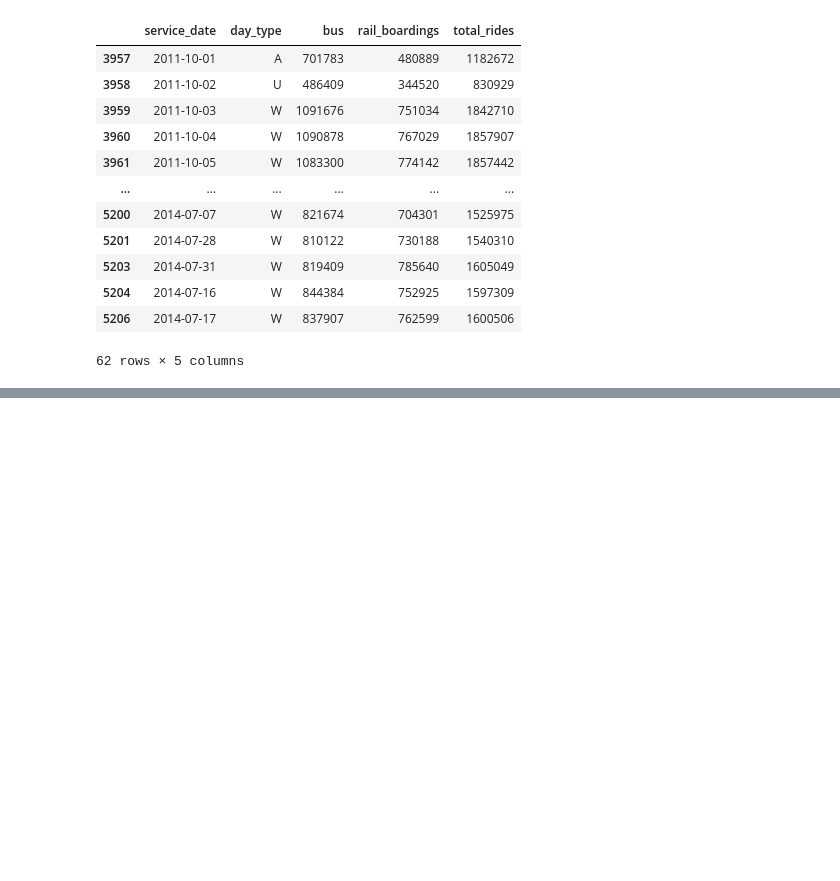
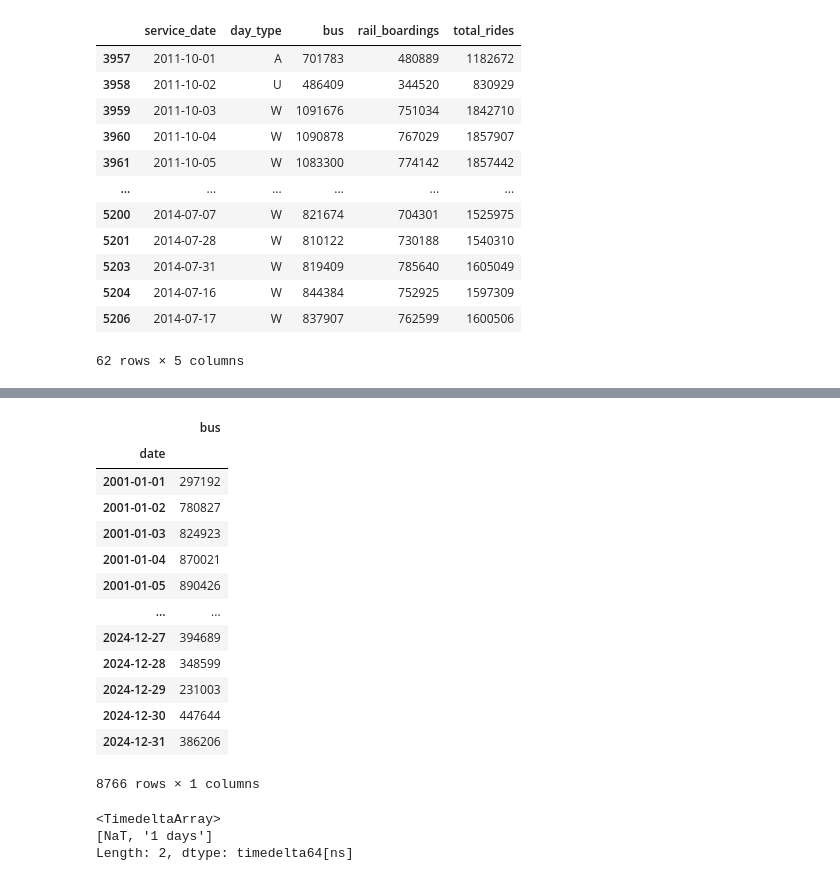
Before and after one commit to madeofcroatia/city, a Jupyter notebook: notebooks/exploration1.ipynb, the cells around one changed output, grey strips where cells are left out. Drawn from its saved outputs; the diff is of its cells as text; code cells hidden in the pictures; blank space fills up the shorter version.

```diff
--- a/notebooks/exploration1.ipynb
+++ b/notebooks/exploration1.ipynb
@@ -289,0 +297,23 @@ ridership_df.to_csv("../data/cta-ridership-clean.csv", index=False)
+# %%
+df.set_index('date')[["bus"]]
+# %% [output]
+|  | bus |
+| date |  |
+| 2001-01-01 | 297192 |
+| 2001-01-02 | 780827 |
+| 2001-01-03 | 824923 |
+| 2001-01-04 | 870021 |
+| 2001-01-05 | 890426 |
+| ... | ... |
+| 2024-12-27 | 394689 |
+| 2024-12-28 | 348599 |
+| 2024-12-29 | 231003 |
+| 2024-12-30 | 447644 |
+| 2024-12-31 | 386206 |
+8766 rows × 1 columns
+# %%
+df.sort_values('date')['date'].diff().unique()
+# %% [output]
+<TimedeltaArray>
+[NaT, '1 days']
+Length: 2, dtype: timedelta64[ns]
```
Also changed, not shown: parts of 16 cells of this notebook, 3 other files.
